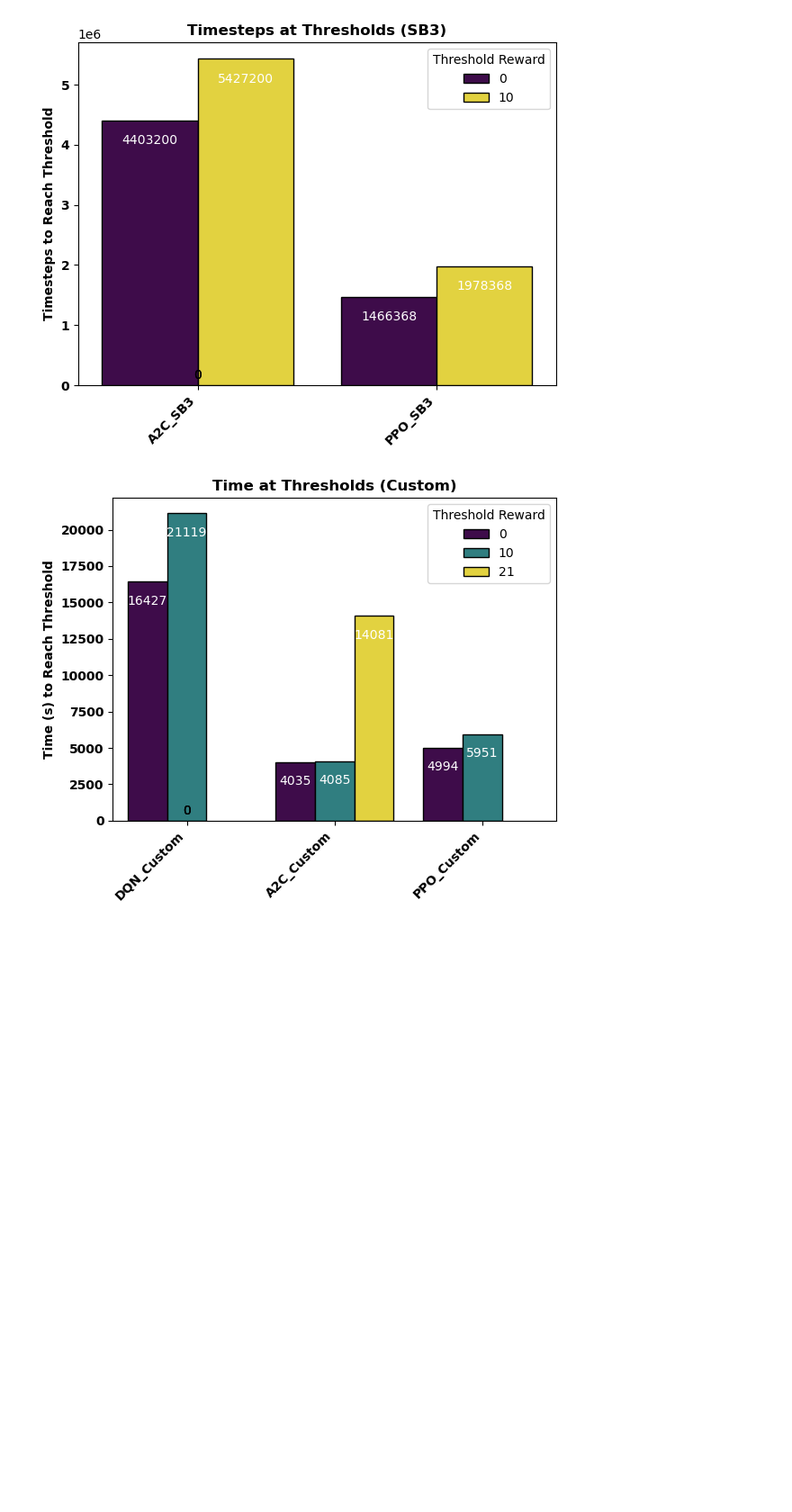
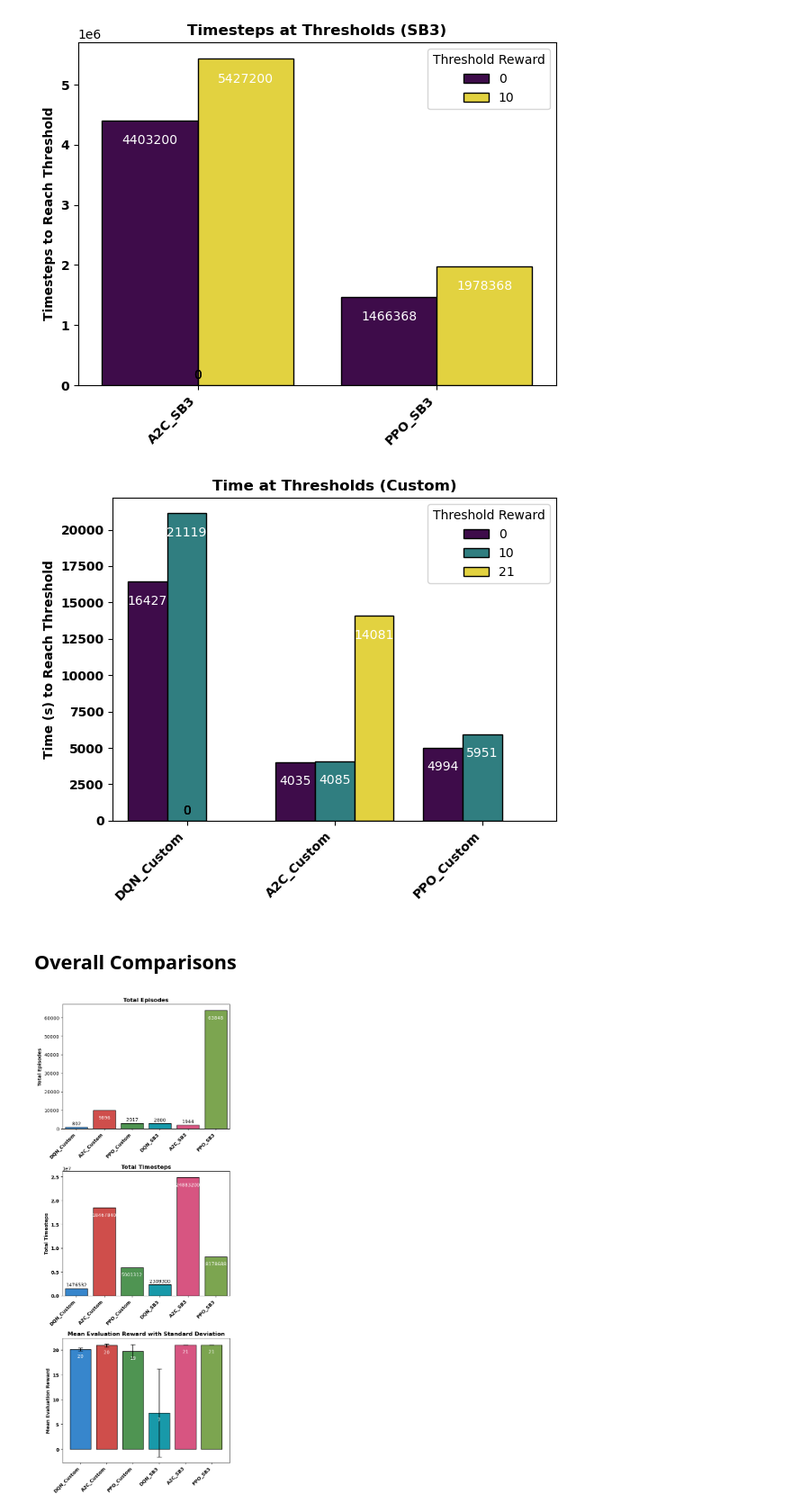
Before and after one commit to MaxiStahl1992/RL_Task2_Pong, a Jupyter notebook: 03_model_analytics_6h.ipynb, the cells around one changed output. Shown at 90% size. Saved outputs shown, nothing was run; the diff lists cells and outputs as text; code cells hidden in the pictures; blank space fills up the shorter version.

Commit message:
add visuals

```diff
--- a/03_model_analytics_6h.ipynb
+++ b/03_model_analytics_6h.ipynb
@@ -704,6 +704,7 @@ def plot_total_steps(data, ax):
     ax.set_title('Total Timesteps', fontweight='bold')
     plt.setp(ax.get_xticklabels(), rotation=45, ha='right', fontweight='bold')
     plt.setp(ax.get_yticklabels(), fontweight='bold')
+    add_labels(ax)
 
 def plot_rewards_over_time(data, sigma=2, ax=None):
     for _, row in data.iterrows():
@@ -946,3 +947,16 @@ plot_comparisons_in_grid(
 # %% [output]
 [figure]
 [figure]
+# %% [markdown]
+## Overall Comparisons
+# %%
+plot_comparisons_in_grid(
+    data,
+    algorithms=[algo['name'] for algo in algorithms],
+    plot_functions=[plot_total_episodes, plot_total_steps, plot_mean_evaluation_rewards],
+    grid_size=(3, 1),
+    thresholds=thresholds,
+    sigma=2
+)
+# %% [output]
+[figure, added]
```
Also changed, not shown: parts of 2 cells of this notebook.
